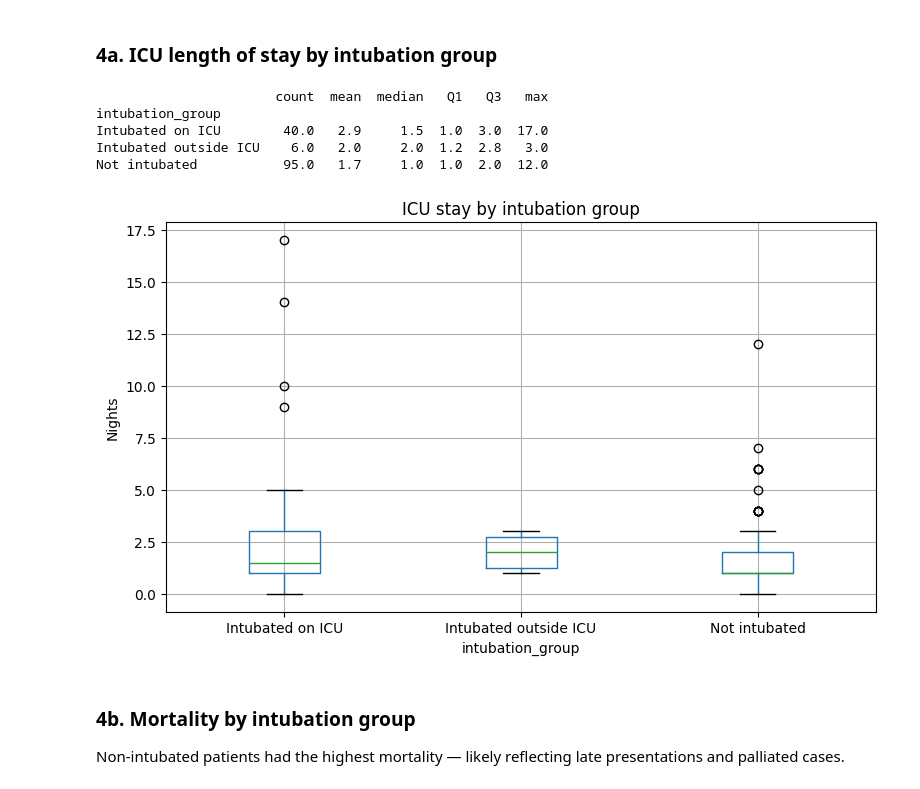
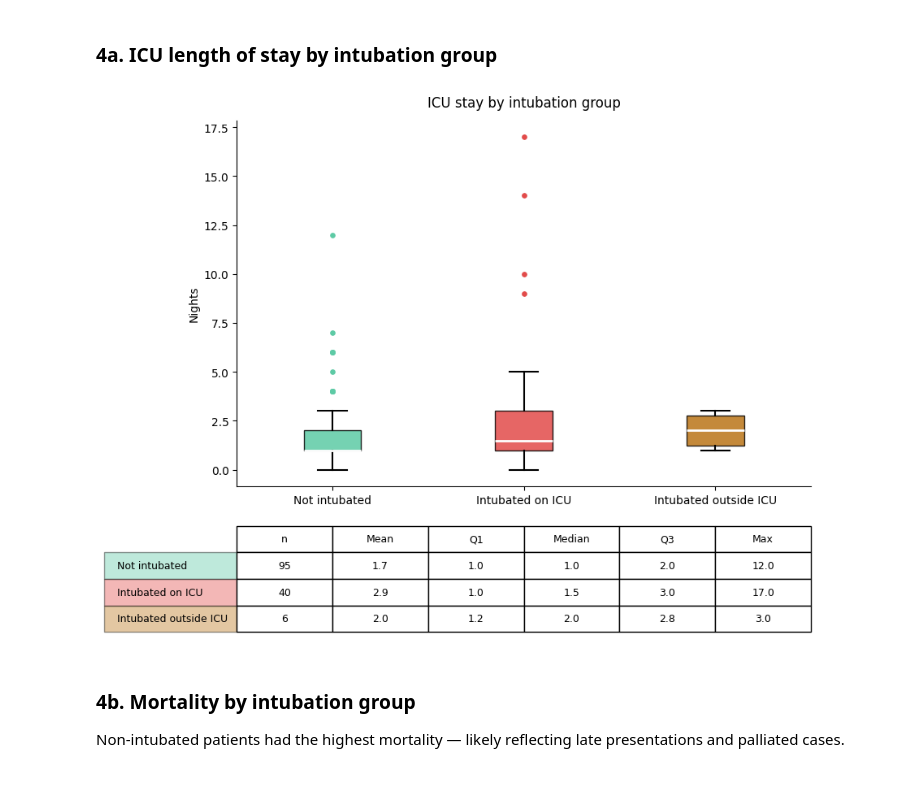
Before and after one commit to mat2m10/nkhoma, a Jupyter notebook: notebooks/04_ICU_analysis.ipynb, the cells around one changed output. Saved outputs shown, nothing was run; the diff lists cells and outputs as text; code cells hidden in the pictures.

Commit message:
finalising ICU data analysis

```diff
--- a/notebooks/04_ICU_analysis.ipynb
+++ b/notebooks/04_ICU_analysis.ipynb
@@ -265,23 +291,68 @@ Name: count, dtype: int64
 # %% [markdown]
 ### 4a. ICU length of stay by intubation group
 # %%
-print(df.groupby('intubation_group')['length_of_icu_stay_nights']
-      .describe()[['count','mean','50%','25%','75%','max']]
-      .round(1).rename(columns={'50%':'median','25%':'Q1','75%':'Q3'}))
+fig, (ax, tax) = plt.subplots(2, 1, figsize=(9, 7),
+                               gridspec_kw={'height_ratios': [3, 1]})
 
-df.boxplot(column='length_of_icu_stay_nights', by='intubation_group', figsize=(8, 5))
-plt.title('ICU stay by intubation group')
-plt.suptitle('')
-plt.ylabel('Nights')
+groups = ['Not intubated', 'Intubated on ICU', 'Intubated outside ICU']
+colors = ['#5dcaa5', '#e24b4a', '#ba7517']
+data = [df.loc[df['intubation_group'] == g, 'length_of_icu_stay_nights'].dropna() for g in groups]
+
+# --- Boxplot ---
+bp = ax.boxplot(
+    data,
+    patch_artist=True,
+    medianprops=dict(color='white', linewidth=2),
+    whiskerprops=dict(linewidth=1.5),
+    capprops=dict(linewidth=1.5),
+    flierprops=dict(marker='o', markersize=4, linestyle='none', markeredgewidth=0.8)
+)
+
+for patch, color in zip(bp['boxes'], colors):
+    patch.set_facecolor(color)
+    patch.set_alpha(0.85)
+
+for flier, color in zip(bp['fliers'], colors):
+    flier.set(markerfacecolor=color, markeredgecolor=color)
+
+ax.set_xticks([1, 2, 3])
+ax.set_xticklabels(groups, fontsize=10)
+ax.set_title('ICU stay by intubation group', fontsize=12, pad=12)
+ax.set_ylabel('Nights', fontsize=10)
+ax.spines['top'].set_visible(False)
+ax.spines['right'].set_visible(False)
+
+# --- Table in its own axis ---
+tax.axis('off')
+
+table_data = [
+    [int(stats.loc[g, 'count']), stats.loc[g, 'mean'],
+     stats.loc[g, 'Q1'], stats.loc[g, 'median'],
+     stats.loc[g, 'Q3'], stats.loc[g, 'max']]
+    for g in groups
+]
+
+table = tax.table(
+    cellText=table_data,
+    rowLabels=groups,
+    colLabels=['n', 'Mean', 'Q1', 'Median', 'Q3', 'Max'],
+    loc='center',
+    cellLoc='center'
+)
+table.auto_set_font_size(False)
+table.set_fontsize(9)
+table.scale(1, 1.6)  # row height
+
+# Color row label cells
+for i, color in enumerate(colors):
+    table[(i + 1, -1)].set_facecolor(color)
+    table[(i + 1, -1)].set_alpha(0.4)
+
 plt.tight_layout()
+plt.savefig("ICU_plots/06_icu_stay_by_intubation.png", dpi=150, bbox_inches='tight')
 plt.show()
 # %% [output]
-                       count  mean  median   Q1   Q3   max
-intubation_group
-Intubated on ICU        40.0   2.9     1.5  1.0  3.0  17.0
-Intubated outside ICU    6.0   2.0     2.0  1.2  2.8   3.0
-Not intubated           95.0   1.7     1.0  1.0  2.0  12.0
-[figure, old version]
+[figure, new version]
 # %% [markdown]
 ### 4b. Mortality by intubation group
 Non-intubated patients had the highest mortality — likely reflecting late presentations and palliated cases.
```
Also changed, not shown: parts of 11 cells of this notebook, 49 other files.
